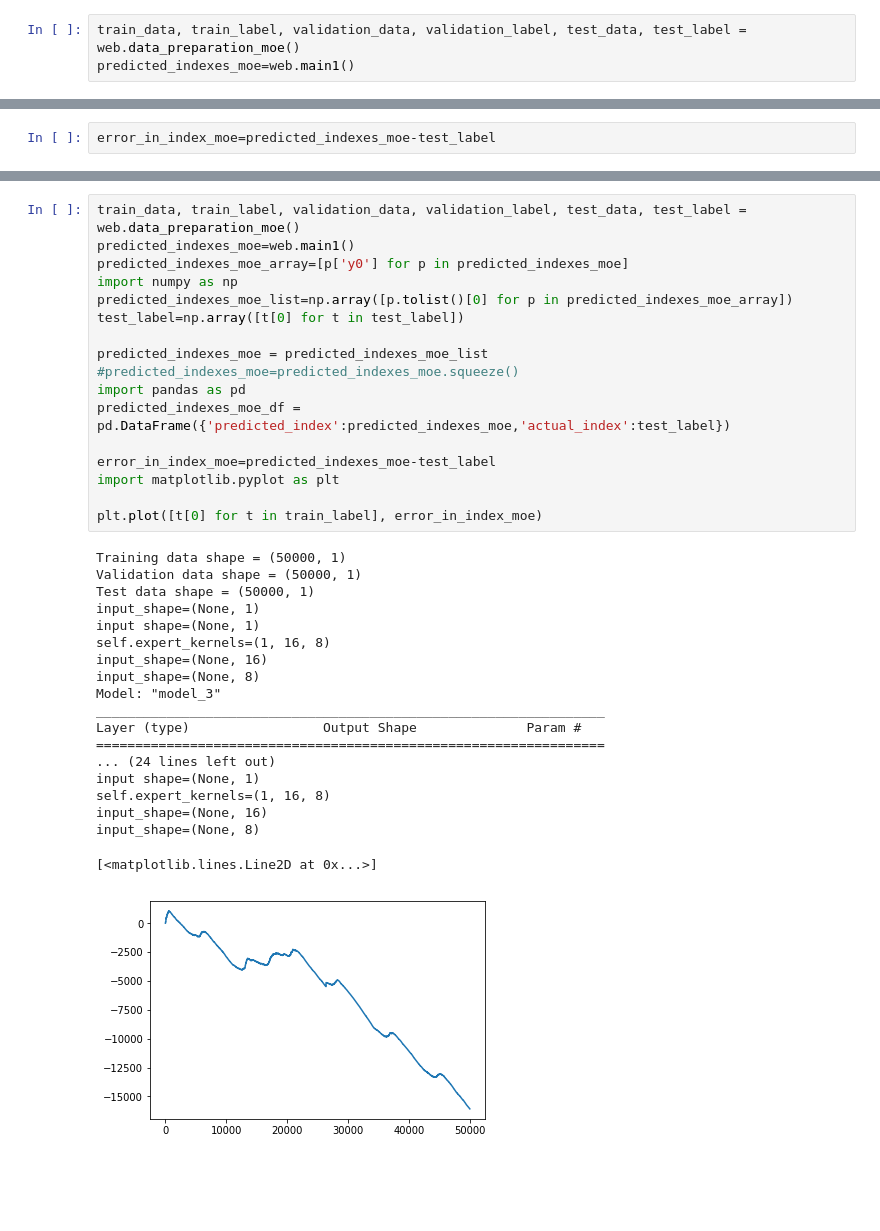
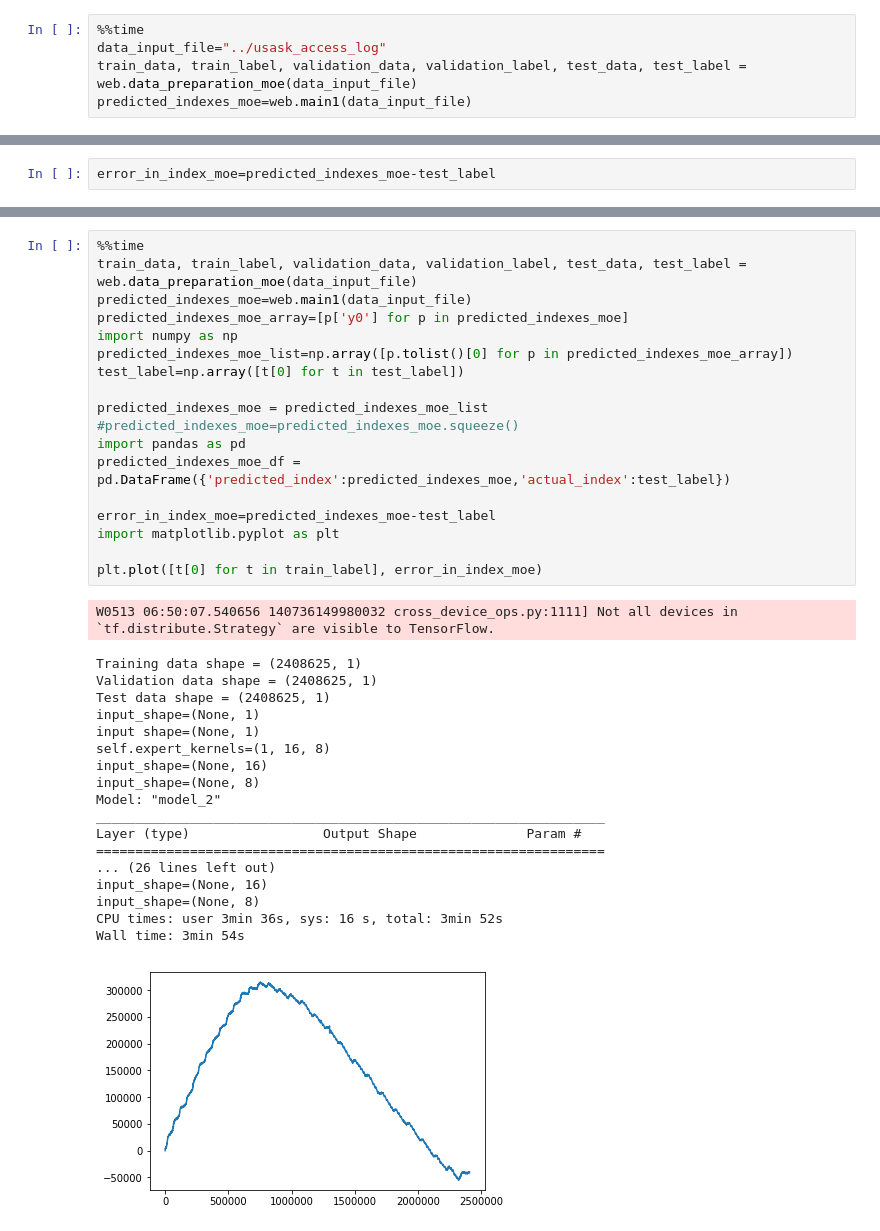
Before and after one commit to ArnabRaxit/keras-mmoe, a Jupyter notebook: MOE_vs_BTREE_large-web-tf-keras-to-estimator.ipynb, the cells around one changed output, grey strips where cells are left out. Drawn from its saved outputs; the diff is of its cells as text; blank space fills up the shorter version.

```diff
--- a/MOE_vs_BTREE_large-web-tf-keras-to-estimator.ipynb
+++ b/MOE_vs_BTREE_large-web-tf-keras-to-estimator.ipynb
@@ -8,6 +8,8 @@ tf.__version__
 # %% [output]
 '2.0.0-alpha0'
 # %%
-train_data, train_label, validation_data, validation_label, test_data, test_label = web.data_preparation_moe()
-predicted_indexes_moe=web.main1()
+%%time
+data_input_file="../usask_access_log"
+train_data, train_label, validation_data, validation_label, test_data, test_label = web.data_preparation_moe(data_input_file)
+predicted_indexes_moe=web.main1(data_input_file)
 # %% [output]
@@ -130,37 +143,38 @@ input_shape=(None, 8)
 # %%
-train_data, train_label, validation_data, validation_label, test_data, test_label = web.data_preparation_moe()
-predicted_indexes_moe=web.main1()
+%%time
+train_data, train_label, validation_data, validation_label, test_data, test_label = web.data_preparation_moe(data_input_file)
+predicted_indexes_moe=web.main1(data_input_file)
 predicted_indexes_moe_array=[p['y0'] for p in predicted_indexes_moe]
 import numpy as np
 predicted_indexes_moe_list=np.array([p.tolist()[0] for p in predicted_indexes_moe_array])
 test_label=np.array([t[0] for t in test_label])
 
 predicted_indexes_moe = predicted_indexes_moe_list
 #predicted_indexes_moe=predicted_indexes_moe.squeeze()
 import pandas as pd
 predicted_indexes_moe_df = pd.DataFrame({'predicted_index':predicted_indexes_moe,'actual_index':test_label})
 
 error_in_index_moe=predicted_indexes_moe-test_label
 import matplotlib.pyplot as plt
 
 plt.plot([t[0] for t in train_label], error_in_index_moe)
 # %% [output]
-Training data shape = (50000, 1)
-Validation data shape = (50000, 1)
-Test data shape = (50000, 1)
-input_shape=(None, 1)
-input shape=(None, 1)
-self.expert_kernels=(1, 16, 8)
-input_shape=(None, 16)
-input_shape=(None, 8)
-Model: "model_3"
-_________________________________________________________________
-Layer (type)                 Output Shape              Param #
-=================================================================
-... (24 lines left out)
-input shape=(None, 1)
-self.expert_kernels=(1, 16, 8)
-input_shape=(None, 16)
-input_shape=(None, 8)
+W0513 06:50:07.540656 140736149980032 cross_device_ops.py:1111] Not all devices in `tf.distribute.Strategy` are visible to TensorFlow.
-[<matplotlib.lines.Line2D at 0x...>]
+Training data shape = (2408625, 1)
+Validation data shape = (2408625, 1)
+Test data shape = (2408625, 1)
+input_shape=(None, 1)
+input shape=(None, 1)
+self.expert_kernels=(1, 16, 8)
+input_shape=(None, 16)
+input_shape=(None, 8)
+Model: "model_2"
+_________________________________________________________________
+Layer (type)                 Output Shape              Param #
+=================================================================
+... (26 lines left out)
+input_shape=(None, 16)
+input_shape=(None, 8)
+CPU times: user 3min 36s, sys: 16 s, total: 3min 52s
+Wall time: 3min 54s
-[figure, old version]
+[figure, new version]
```
Also changed, not shown: parts of 8 cells of this notebook, 2 other files.
